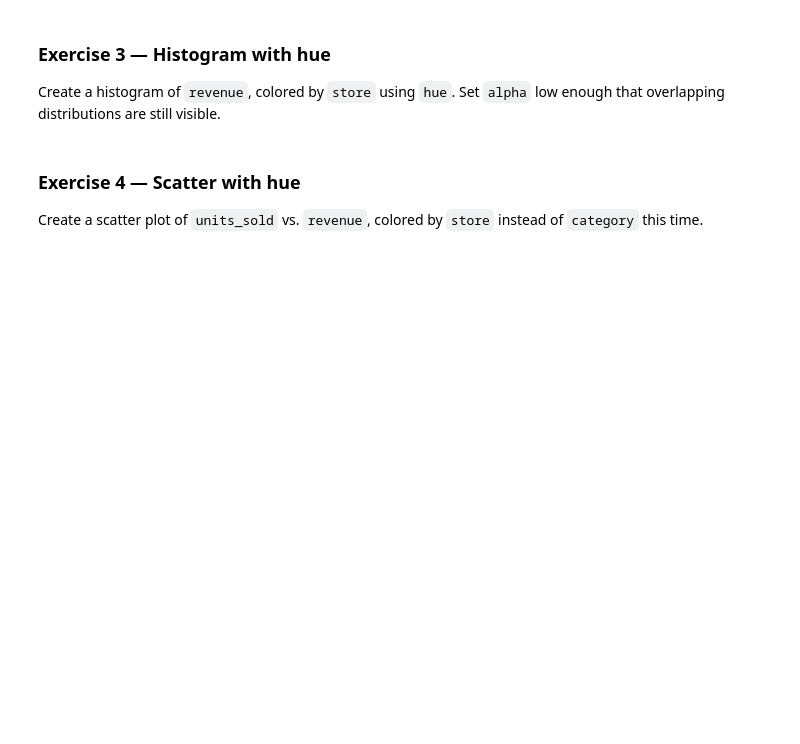
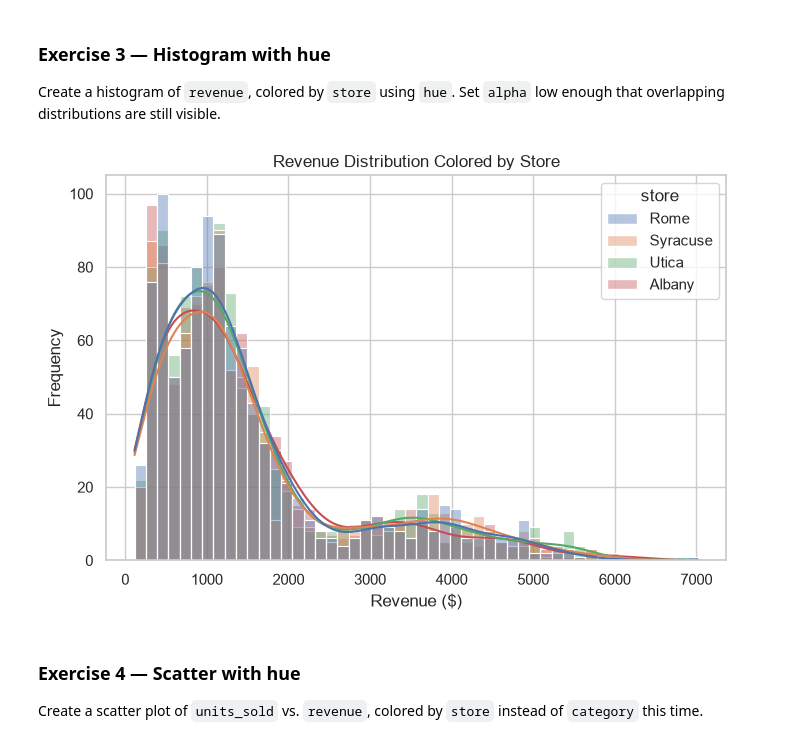
Before and after one commit to NicolasVA90/DSA_504_excercise, a Jupyter notebook: DSA504_Class9_Visualization_II_seaborn_upload.ipynb, the cells around one changed output. Saved outputs shown, nothing was run; the diff lists cells and outputs as text; code cells hidden in the pictures; blank space fills up the shorter version.

```diff
--- a/DSA504_Class9_Visualization_II_seaborn_upload.ipynb
+++ b/DSA504_Class9_Visualization_II_seaborn_upload.ipynb
@@ -151,7 +214,15 @@ Create a box plot comparing `units_sold` (not revenue) across the 4 stores. Whic
 ### Exercise 3 — Histogram with hue
 Create a histogram of `revenue`, colored by `store` using `hue`. Set `alpha` low enough that overlapping distributions are still visible.
 # %%
-# Exercise 3 — your code here
+# Exercise 3 — Histogram with hue
+fig, ax = plt.subplots(figsize=(8, 5))
+sns.histplot(data=sales, x="revenue", hue="store", kde=True, alpha=0.4, ax=ax)
+ax.set_title("Revenue Distribution Colored by Store")
+ax.set_xlabel("Revenue ($)")
+ax.set_ylabel("Frequency")
+plt.show()
+# %% [output]
+[figure, added]
 # %% [markdown]
 ### Exercise 4 — Scatter with hue
 Create a scatter plot of `units_sold` vs. `revenue`, colored by `store` instead of `category` this time.
```
Also changed, not shown: parts of 15 cells of this notebook.
